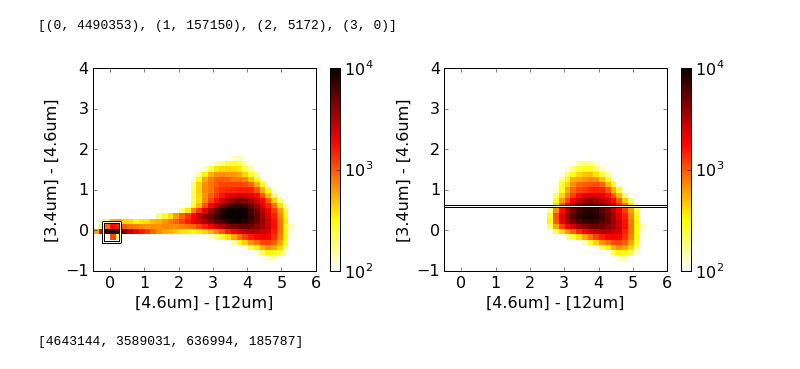
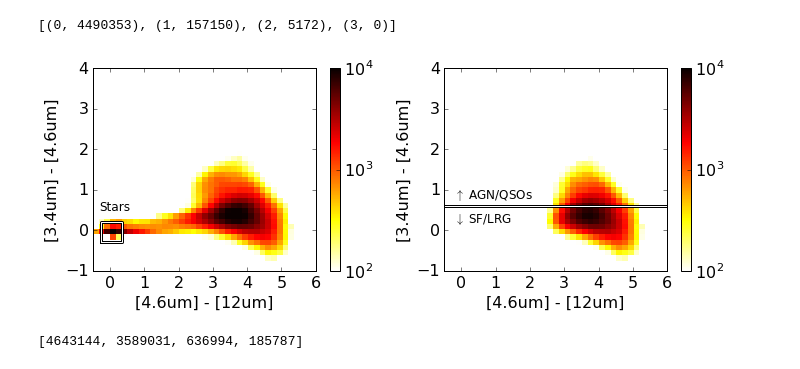
Before and after one commit to abrahamneben/21cmIRxcor, a Jupyter notebook: fg_xcor/mwa_and_ir_catalogs_xcor.ipynb, the cells around one changed output. Drawn from its saved outputs; the diff is of its cells as text; code cells hidden in the pictures.

```diff
--- a/fg_xcor/mwa_and_ir_catalogs_xcor.ipynb
+++ b/fg_xcor/mwa_and_ir_catalogs_xcor.ipynb
@@ -281,36 +281,40 @@ plt.subplot(121)
 plt.hist2d(w2_mag[g]-w3_mag[g], w1_mag[g]-w2_mag[g], bins=b,\
            norm=matplotlib.colors.LogNorm(),cmap='hot_r',vmin=100,vmax=1.e4)
 plt.xlim([-.5,6])
 plt.ylim([-1,4])
 plt.ylim([-1,4])
 plt.colorbar()
 
-d23 = 6*.04
+d23 = 6*.05
 d12 = 6*.04
 # see https://arxiv.org/abs/1405.7966, Table 1
 plt.plot([.05-d23,.05+d23,.05+d23,.05-d23,.05-d23],[-.04-d12,-.04-d12,-.04+d12,-.04+d12,-.04-d12],'k-',linewidth=3)
 plt.plot([.05-d23,.05+d23,.05+d23,.05-d23,.05-d23],[-.04-d12,-.04-d12,-.04+d12,-.04+d12,-.04-d12],'w-',linewidth=1)
 
 plt.xlabel('[4.6um] - [12um]')
 plt.ylabel('[3.4um] - [4.6um]',rotation=90)
+plt.text(-.3,.5,'Stars',fontsize=12)
 
 plt.subplot(122)
 plt.hist2d(w2_mag[gg]-w3_mag[gg], w1_mag[gg]-w2_mag[gg], bins=b,\
            norm=matplotlib.colors.LogNorm(),cmap='hot_r',vmin=100,vmax=1.e4)
 
 # see https://arxiv.org/abs/1405.7966, Table 1, also https://arxiv.org/abs/1604.04229 Fig. 2
 plt.plot([-.5,6],[.6,.6],'k-',linewidth=3)
 plt.plot([-.5,6],[.6,.6],'w-',linewidth=1)
+plt.text(-.2,.8,'$\uparrow$ AGN/QSOs',fontsize=12,horizontalalignment='left')
+plt.text(-.2,.2,'$\downarrow$ SF/LRG',fontsize=12,horizontalalignment='left')
+
 plt.colorbar()
 plt.xlim([-.5,6])
 plt.ylim([-1,4])
 plt.xlabel('[4.6um] - [12um]')
 plt.ylabel('[3.4um] - [4.6um]',rotation=90)
 
 plt.tight_layout()
-plt.savefig()
+plt.savefig("wise_color_color_figure.pdf",bbox_inches='tight')
 # %% [output]
-[figure, old version]
+[figure, new version]
 # %%
 [np.sum(g) for g in [g1,g2,g3,g4]]
 # %% [output]
```
Also changed, not shown: parts of 1 cell of this notebook, 2 other files.
